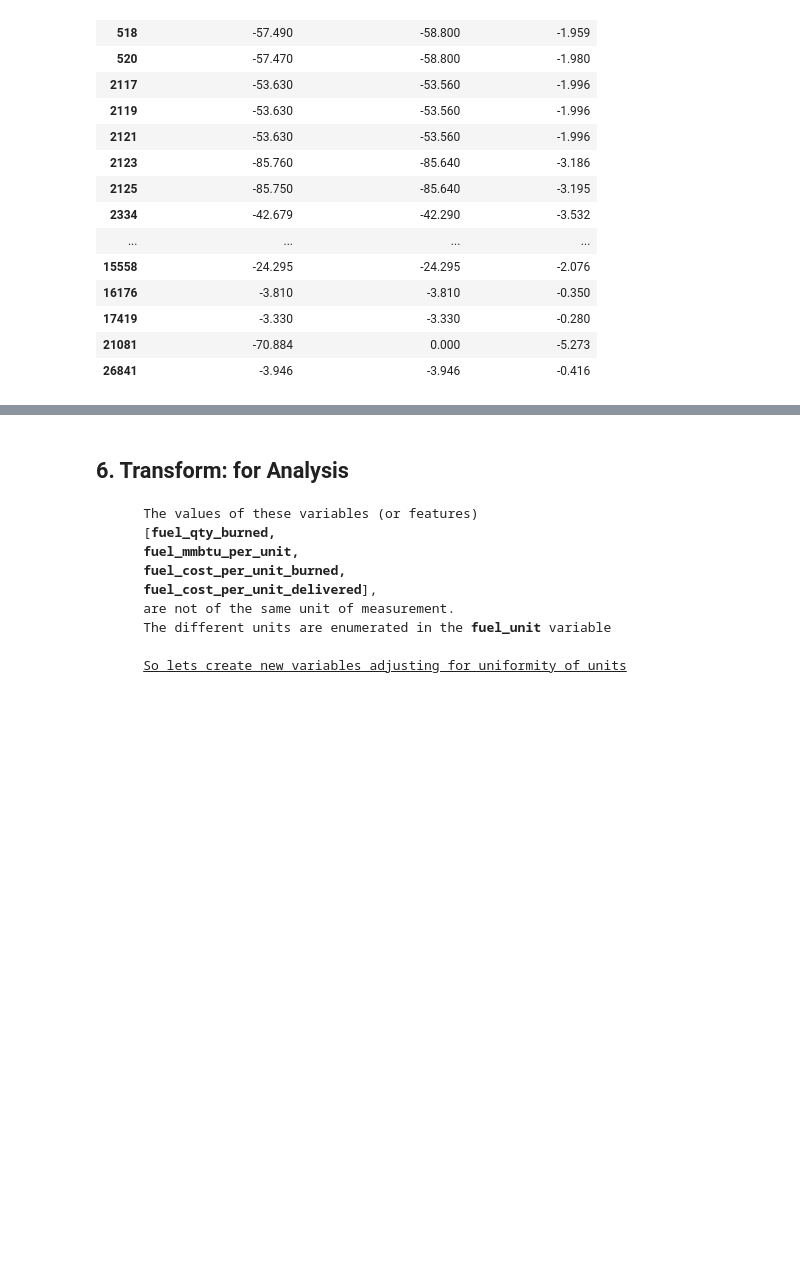
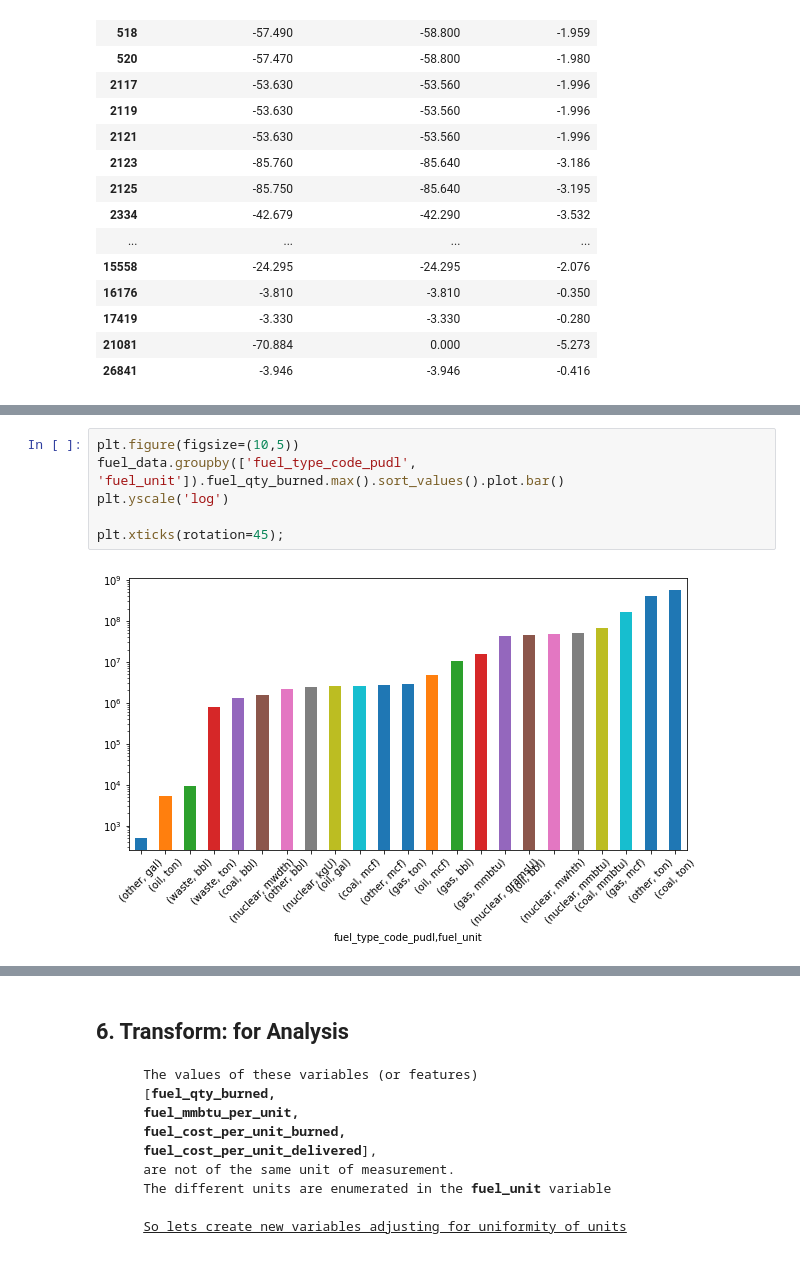
Before and after one commit to dretoabasi/hamoye_ds_internship, a Jupyter notebook: stage_A/FuelQuality_data_EDA.ipynb, the cells around one changed output, grey strips where cells are left out. Saved outputs shown, nothing was run; the diff lists cells and outputs as text; blank space fills up the shorter version.

```diff
--- a/stage_A/FuelQuality_data_EDA.ipynb
+++ b/stage_A/FuelQuality_data_EDA.ipynb
@@ -358,0 +432,8 @@ fuel_data[['fuel_cost_per_unit_burned', 'fuel_cost_per_unit_delivered',
+# %%
+plt.figure(figsize=(10,5))
+fuel_data.groupby(['fuel_type_code_pudl', 'fuel_unit']).fuel_qty_burned.max().sort_values().plot.bar()
+plt.yscale('log')
+
+plt.xticks(rotation=45);
+# %% [output]
+[figure, added]
```
Also changed, not shown: parts of 12 cells of this notebook, 5 other files.
